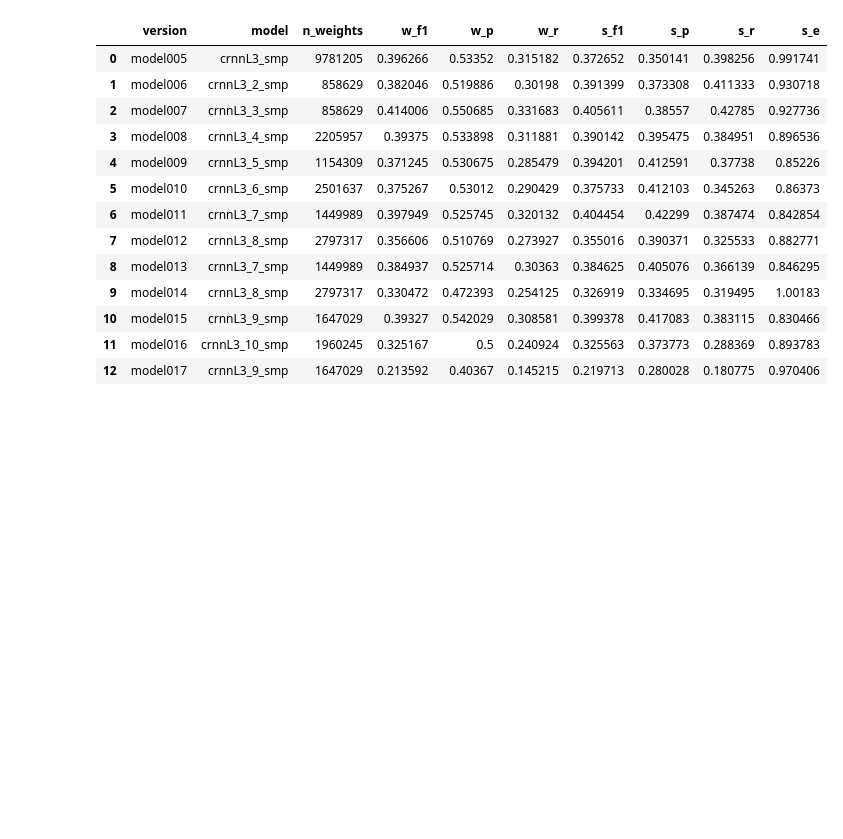
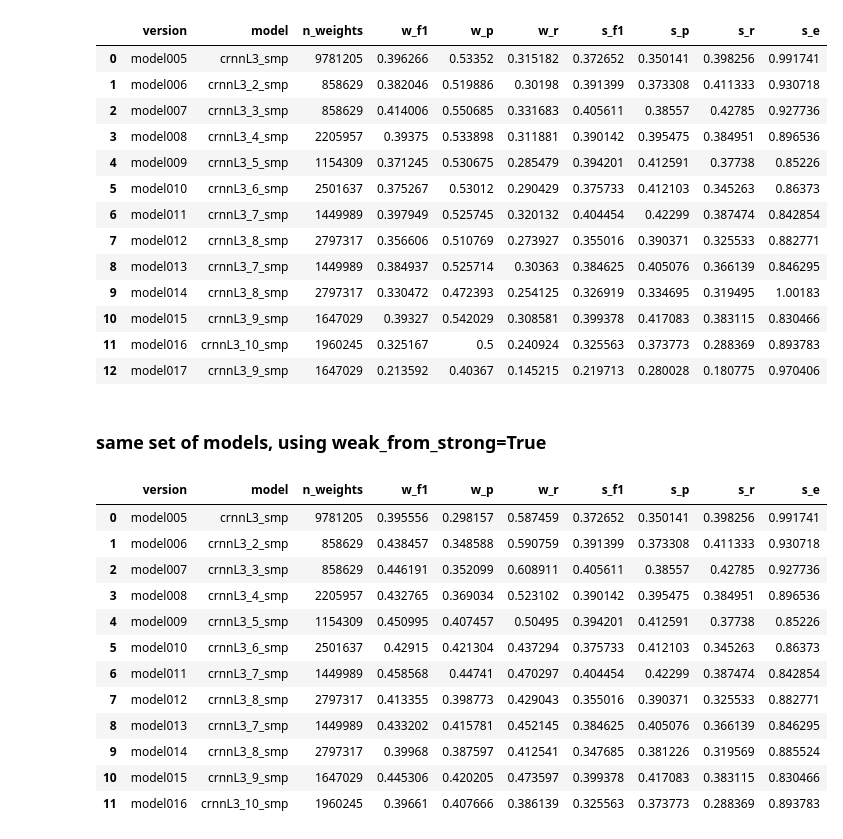
Before and after one commit to marl/milsed, a Jupyter notebook: notebooks/v1/01_model_results.ipynb, the cells around one changed output. Cells and saved outputs as stored; diff of their text form; code cells hidden in the pictures; blank space fills up the shorter version.

```diff
--- a/notebooks/v1/01_model_results.ipynb
+++ b/notebooks/v1/01_model_results.ipynb
@@ -847,3 +847,24 @@ df11
 | 10 | model015 | crnnL3_9_smp | 1647029 | 0.39327 | 0.542029 | 0.308581 | 0.399378 | 0.417083 | 0.383115 | 0.830466 |
 | 11 | model016 | crnnL3_10_smp | 1960245 | 0.325167 | 0.5 | 0.240924 | 0.325563 | 0.373773 | 0.288369 | 0.893783 |
 | 12 | model017 | crnnL3_9_smp | 1647029 | 0.213592 | 0.40367 | 0.145215 | 0.219713 | 0.280028 | 0.180775 | 0.970406 |
+# %% [markdown]
+### same set of models, using weak_from_strong=True
+# %%
+models12 = (['model005', 'model006', 'model007', 'model008', 'model009', 'model010',
+             'model011', 'model012', 'model013', 'model014', 'model015', 'model016'])
+df12 = milsed.eval.compare_results(OUTPUT_PATH, models12, sort=False, weak_from_strong=True)
+df12
+# %% [output]
+|  | version | model | n_weights | w_f1 | w_p | w_r | s_f1 | s_p | s_r | s_e |
+| 0 | model005 | crnnL3_smp | 9781205 | 0.395556 | 0.298157 | 0.587459 | 0.372652 | 0.350141 | 0.398256 | 0.991741 |
+| 1 | model006 | crnnL3_2_smp | 858629 | 0.438457 | 0.348588 | 0.590759 | 0.391399 | 0.373308 | 0.411333 | 0.930718 |
+| 2 | model007 | crnnL3_3_smp | 858629 | 0.446191 | 0.352099 | 0.608911 | 0.405611 | 0.38557 | 0.42785 | 0.927736 |
+| 3 | model008 | crnnL3_4_smp | 2205957 | 0.432765 | 0.369034 | 0.523102 | 0.390142 | 0.395475 | 0.384951 | 0.896536 |
+| 4 | model009 | crnnL3_5_smp | 1154309 | 0.450995 | 0.407457 | 0.50495 | 0.394201 | 0.412591 | 0.37738 | 0.85226 |
+| 5 | model010 | crnnL3_6_smp | 2501637 | 0.42915 | 0.421304 | 0.437294 | 0.375733 | 0.412103 | 0.345263 | 0.86373 |
+| 6 | model011 | crnnL3_7_smp | 1449989 | 0.458568 | 0.44741 | 0.470297 | 0.404454 | 0.42299 | 0.387474 | 0.842854 |
+| 7 | model012 | crnnL3_8_smp | 2797317 | 0.413355 | 0.398773 | 0.429043 | 0.355016 | 0.390371 | 0.325533 | 0.882771 |
+| 8 | model013 | crnnL3_7_smp | 1449989 | 0.433202 | 0.415781 | 0.452145 | 0.384625 | 0.405076 | 0.366139 | 0.846295 |
+| 9 | model014 | crnnL3_8_smp | 2797317 | 0.39968 | 0.387597 | 0.412541 | 0.347685 | 0.381226 | 0.319569 | 0.885524 |
+| 10 | model015 | crnnL3_9_smp | 1647029 | 0.445306 | 0.420205 | 0.473597 | 0.399378 | 0.417083 | 0.383115 | 0.830466 |
+| 11 | model016 | crnnL3_10_smp | 1960245 | 0.39661 | 0.407666 | 0.386139 | 0.325563 | 0.373773 | 0.288369 | 0.893783 |
```
Also changed, not shown: parts of 10 cells of this notebook, 3 other files.
